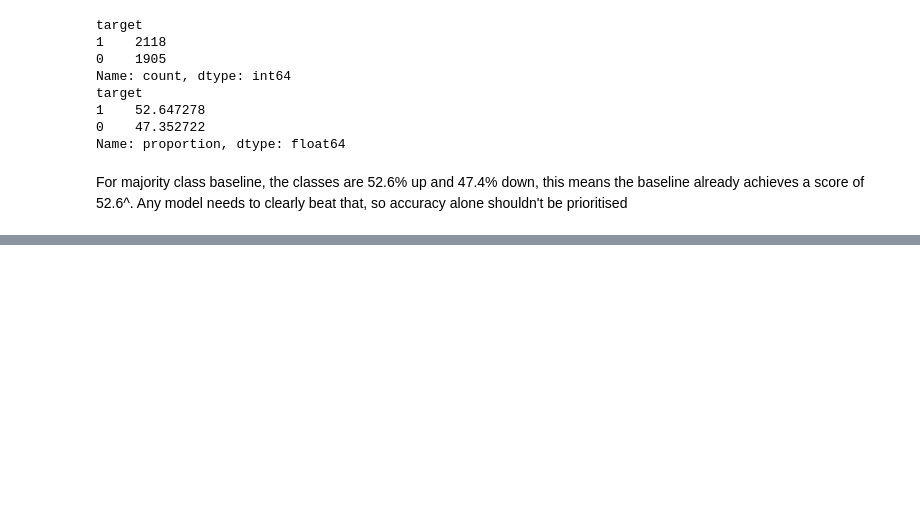
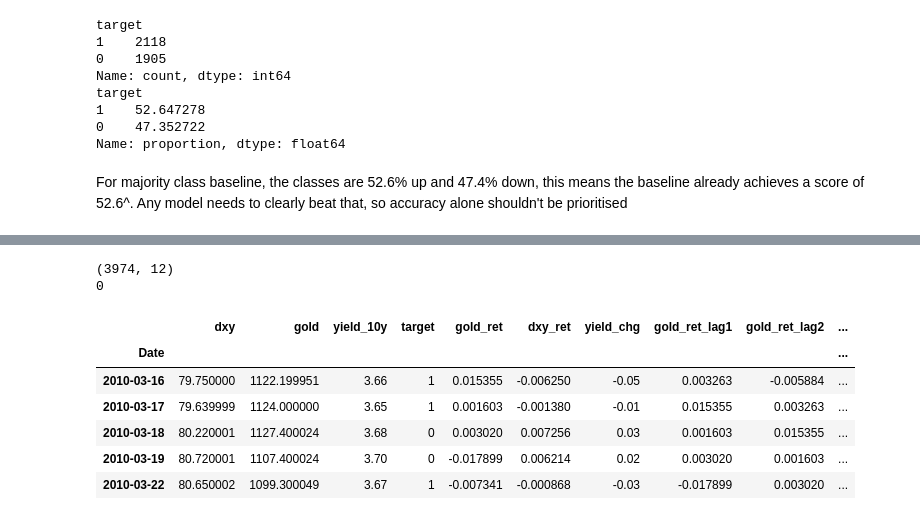
Before and after one commit to Mustafizb24/gold-directional-forecasting, a Jupyter notebook: gold_data_collection.ipynb, the cells around one changed output, grey strips where cells are left out. Saved outputs shown, nothing was run; the diff lists cells and outputs as text; code cells hidden in the pictures; blank space fills up the shorter version.

Commit message:
Feature engineering (returns, lags, MA gaps, volatility) and save final dataset

```diff
--- a/gold_data_collection.ipynb
+++ b/gold_data_collection.ipynb
@@ -134,3 +134,16 @@ For majority class baseline, the classes are 52.6% up and 47.4% down, this means
 # %%
 # Saving the cleaned dataset with the target column
 clean.to_csv("clean_2010_2025.csv")
+# %%
+import numpy as np
+
+# Daily log returns for gold and the dollar index
+clean["gold_ret"]  = np.log(clean["gold"] / clean["gold"].shift(1))
+clean["dxy_ret"] = np.log(clean["dxy"] / clean["dxy"].shift(1))
+
+# Using log returns instead of % change because they add up over time, which percentagees don't measure
+
+# Daily change in the 10-year yield (in %)
+clean["yield_chg"] = clean ["yield_10y"].diff()
+
+clean.head().round(4)
@@ -136,0 +158,6 @@ clean.to_csv("clean_2010_2025.csv")
+# %%
+# Gold's return from 1 and 2 days ago
+clean["gold_ret_lag1"] = clean["gold_ret"].shift(1)
+clean["gold_ret_lag2"] = clean["gold_ret"].shift(2) #Positive numbers mean it looks at the previous rows up
+
+clean.head()
@@ -136,0 +172,11 @@ clean.to_csv("clean_2010_2025.csv")
+# %%
+# 20-day and 50-day moving averages of gold's price. Rolling.mean function gives average over last n days
+#20 days for short term trends and 50 days for medium term trends
+ma20 = clean["gold"].rolling(20).mean()
+ma50 = clean["gold"].rolling(50).mean()
+
+# How far today's price is above(+) or below (-) each average
+clean["gold_ma20_gap"] = clean["gold"] / ma20 - 1
+clean["gold_ma50_gap"] = clean["gold"] / ma50 - 1
+
+clean[["gold", "gold_ma20_gap", "gold_ma50_gap"]].tail()
@@ -136,0 +191,7 @@ clean.to_csv("clean_2010_2025.csv")
+# %%
+# 20-day volatility: how much gold's daily returns have varied over the last month
+clean["gold_vol20"] = clean["gold_ret"].rolling(20).std()
+
+#Standard deviation is a measure of how spread out values are, so here it measures how much gold's daily returns have been fluctuating
+
+clean[["gold_ret", "gold_vol20"]].tail()
@@ -136,0 +206,18 @@ clean.to_csv("clean_2010_2025.csv")
+# %%
+# Remove the warm-up rows (early row where feature can't be calculated) with blanks (from return, lags and rolling windows)
+features = clean.dropna()
+
+# Check: size and total numbers of missing values
+print(features.shape)
+print(features.isna().sum().sum()) #First .sum counts the blanks per column, the second adds those into one total
+features.head()
+# %% [output]
+(3974, 12)
+0
+|  | dxy | gold | yield_10y | target | gold_ret | dxy_ret | yield_chg | gold_ret_lag1 | gold_ret_lag2 | ... |
+| Date |  |  |  |  |  |  |  |  |  | ... |
+| 2010-03-16 | 79.750000 | 1122.199951 | 3.66 | 1 | 0.015355 | -0.006250 | -0.05 | 0.003263 | -0.005884 | ... |
+| 2010-03-17 | 79.639999 | 1124.000000 | 3.65 | 1 | 0.001603 | -0.001380 | -0.01 | 0.015355 | 0.003263 | ... |
+| 2010-03-18 | 80.220001 | 1127.400024 | 3.68 | 0 | 0.003020 | 0.007256 | 0.03 | 0.001603 | 0.015355 | ... |
+| 2010-03-19 | 80.720001 | 1107.400024 | 3.70 | 0 | -0.017899 | 0.006214 | 0.02 | 0.003020 | 0.001603 | ... |
+| 2010-03-22 | 80.650002 | 1099.300049 | 3.67 | 1 | -0.007341 | -0.000868 | -0.03 | -0.017899 | 0.003020 | ... |
```
Also changed, not shown: parts of 4 cells of this notebook.
